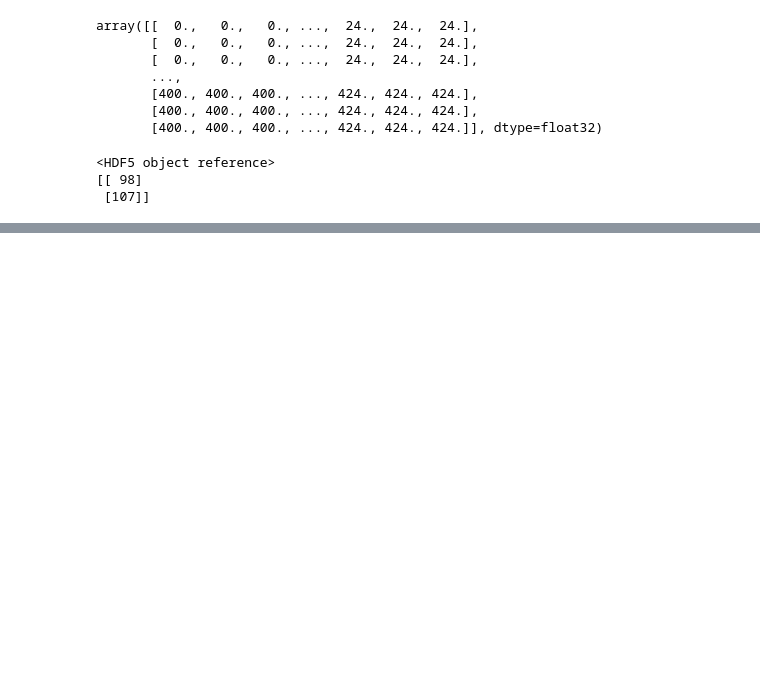
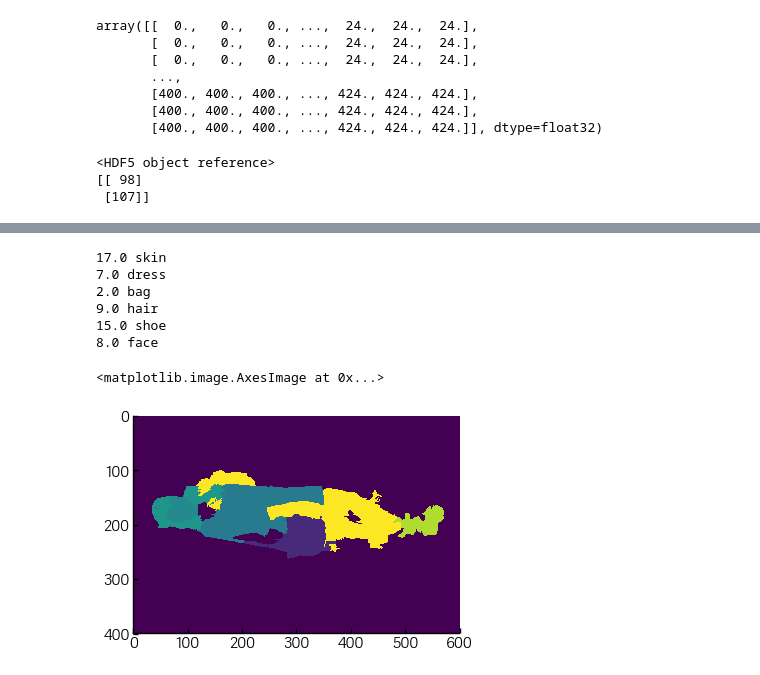
Before and after one commit to lisamnash/imaterialist_challenge_kaggle, a Jupyter notebook: notebooks/fashiondataset.ipynb, the cells around one changed output, grey strips where cells are left out. Cells and saved outputs as stored; diff of their text form; code cells hidden in the pictures; blank space fills up the shorter version.

```diff
--- a/notebooks/fashiondataset.ipynb
+++ b/notebooks/fashiondataset.ipynb
@@ -90,0 +149,18 @@ plt.imshow(new_label_image)
+# %%
+import pandas as pd
+vcs = pd.Series(nonzero).value_counts()
+types = vcs.index.values
+for ty in types:
+    print(ty, labels[int(ty)])
+# %% [output]
+17.0 skin
+7.0 dress
+2.0 bag
+9.0 hair
+15.0 shoe
+8.0 face
+# %%
+plt.imshow(new_label_image)
+# %% [output]
+<matplotlib.image.AxesImage at 0x...>
+[figure, added]
```
Also changed, not shown: parts of 13 cells of this notebook, 1 other file.
